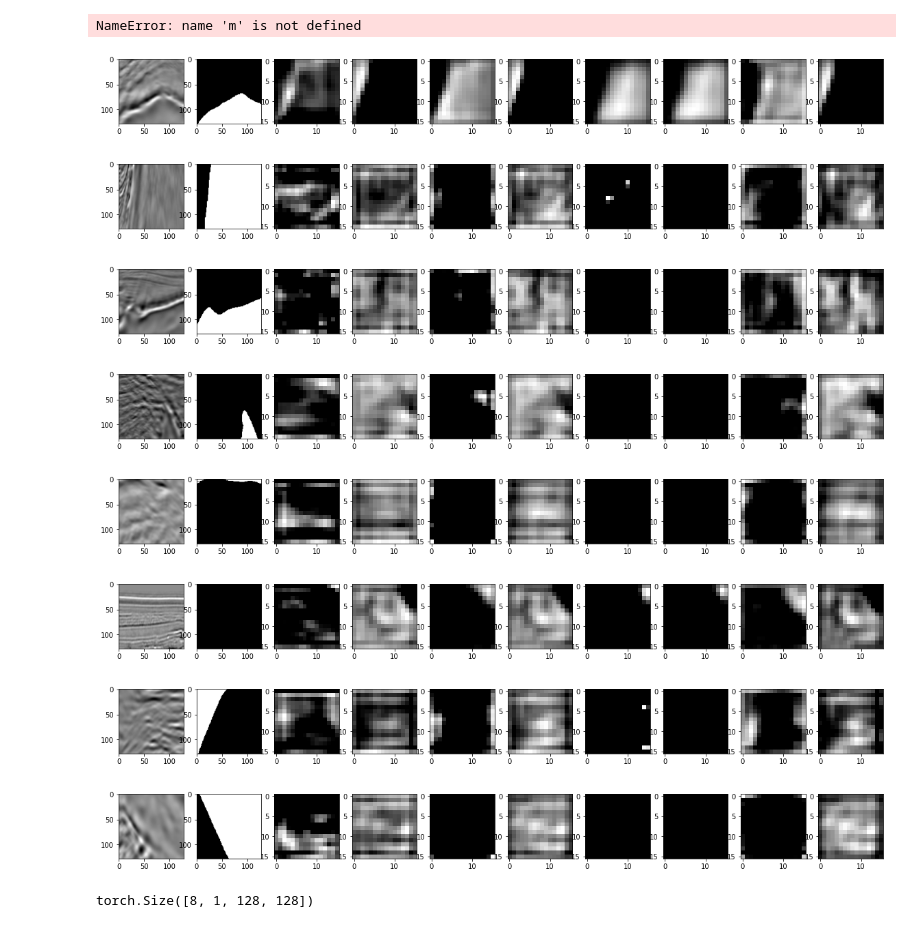
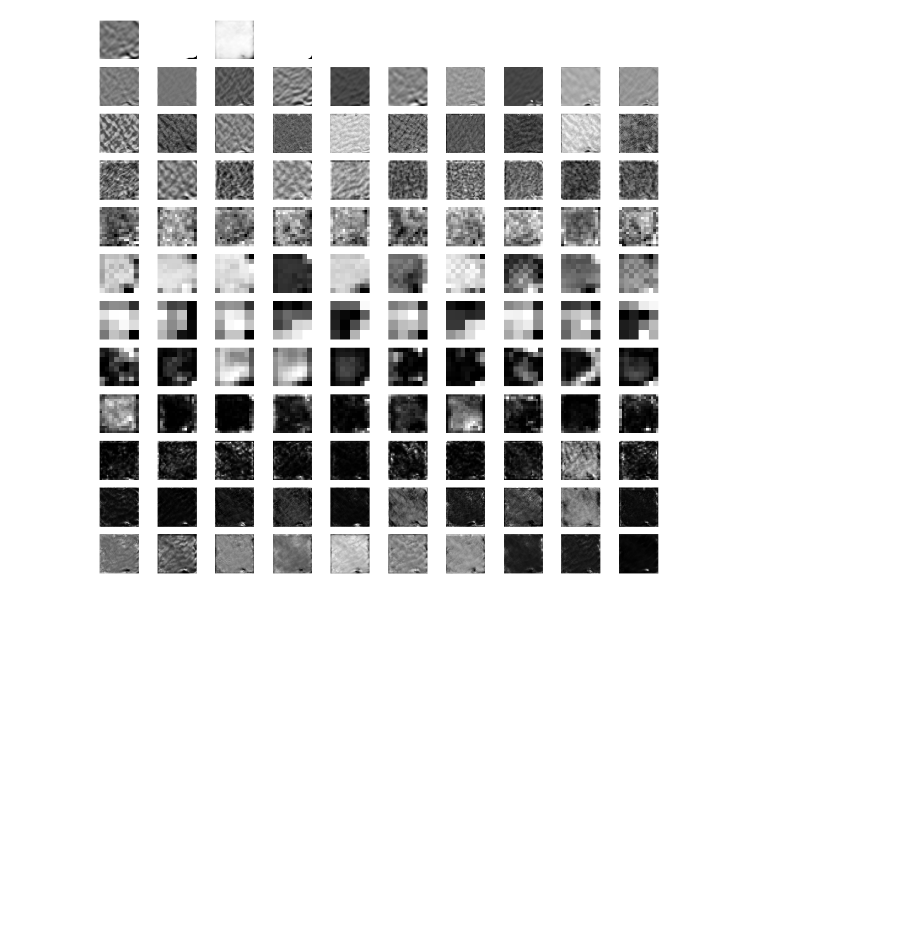
Before and after one commit to NNHieu/INT3405_TGSSalt, a Jupyter notebook: notebooks/experiments/Experiment.ipynb, the cells around one changed output. Cells and saved outputs as stored; diff of their text form; code cells hidden in the pictures; blank space fills up the shorter version.

```diff
--- a/notebooks/experiments/Experiment.ipynb
+++ b/notebooks/experiments/Experiment.ipynb
@@ -60,0 +35,3 @@ val_dl = DataLoader(val_ds, batch_size=8, num_workers=4, collate_fn=collate_fn)
+# %%
+model = get_model('effunet_b4')
+model.load_state_dict(state_dict)
@@ -105,43 +59,38 @@ plt.imshow( (k - k.min()) / (k.max() - k.min()) , cmap='gray')
-# %%
-m.eval()
-m.cuda()
-with torch.no_grad():
-    x1 = m.inc(batch[0].cuda())
-    x2 = m.down1(x1)
-    x3 = m.down2(x2)
-    x4 = m.down3(x3)
-    x5 = m.down4(x4)
-    y1 = m.up1(x5, x4)
-    y2 = m.up2(y1, x3)
-    y3 = m.up3(y2, x2)
-    y4 = m.up4(y3, x1)
-    logits = m.outc(y4)
-# %% [output]
-NameError: name 'm' is not defined
+# %%
+model.eval()
+model.cuda()
+with torch.no_grad():
+    e1, e2, e3, e4, e5 = model.encoder(batch[0].cuda())
+    c = model.center(e5)
+    d5, d4, d3, d2, d1 = model.decoder(c, e5, e4, e3, e2)
+    f = torch.cat((d1,
+                   F.interpolate(d2, scale_factor=2, mode='bilinear', align_corners=True),
+                   F.interpolate(d3, scale_factor=4, mode='bilinear', align_corners=True),
+                   F.interpolate(d4, scale_factor=8, mode='bilinear', align_corners=True),
+                   F.interpolate(d5, scale_factor=16, mode='bilinear', align_corners=True)), 1)  # 320, 128, 128
+    f = F.dropout2d(f, p=0.4)
+    logits = model.logit(f)  # 1, 128, 128
 # %%
-m.eval()
-m.cuda()
-with torch.no_grad():
-    for img, msk, l in zip(b[0], b[1], y1):
-        _img = img[0].squeeze(0)
-        _msk = msk.squeeze(0).round()
-        fig,_ = plt.subplots(nrows=1, ncols=10, figsize=(20, 16))
-        fig.axes[0].imshow(_img, cmap='gray')
-        fig.axes[1].imshow(_msk, cmap='gray')
-        for i in range(8):
-            _att = l[i].squeeze().cpu().numpy()
-            fig.axes[2 + i].imshow(_att, cmap='gray')
-    plt.show()
+idx = 10
+img = batch[0][idx]
+mask = batch[1][idx]
+_img = img.squeeze(0)
+_msk = mask.squeeze(0).round()
+inside = [fm[idx] for fm in [e1, e2, e3, e4, e5, c, d5, d4, d3, d2, d1]]
+fig, axs = plt.subplots(nrows=len(inside) + 1, ncols=10, figsize=(20, 20))
+axs[0, 0].imshow(_img, cmap='gray')
+axs[0, 1].imshow(_msk, cmap='gray')
+axs[0, 2].imshow((torch.sigmoid(logits[idx][0])).cpu(), cmap='gray')
+axs[0, 3].imshow((torch.sigmoid(logits[idx][0]) > 0.5).cpu(), cmap='gray')
+
+
+for ax in axs.flat:
+    ax.axis('off')
+
+for i, fm in enumerate(inside):
+    for j in range(10):
+        _att = fm[j].squeeze().cpu().numpy()
+        axs[i + 1, j].imshow(_att, cmap='gray')
+plt.show()
 # %% [output]
-[figure, old version]
+[figure, new version]
-[figure, removed]
-[figure, removed]
-[figure, removed]
-[figure, removed]
-[figure, removed]
-[figure, removed]
-[figure, removed]
-# %%
-batch[0].size()
-# %% [output]
-torch.Size([8, 1, 128, 128])
```
Also changed, not shown: parts of 24 cells of this notebook, 34 other files.
